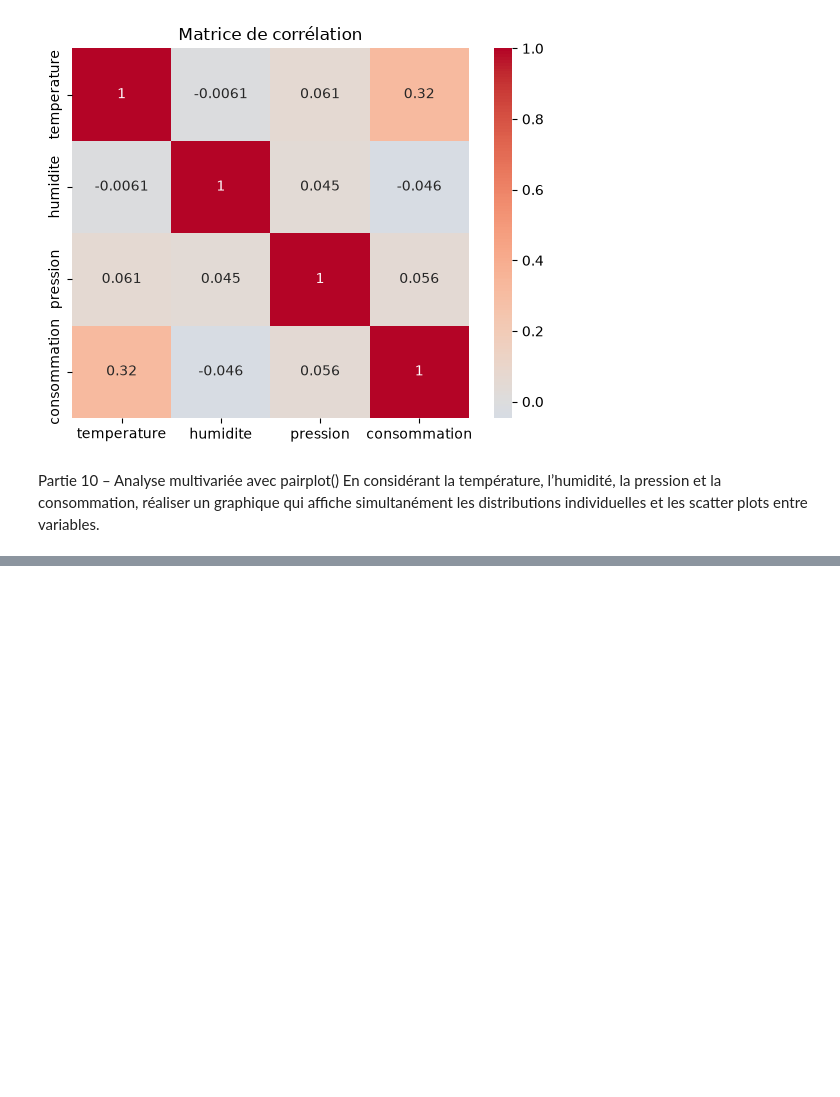
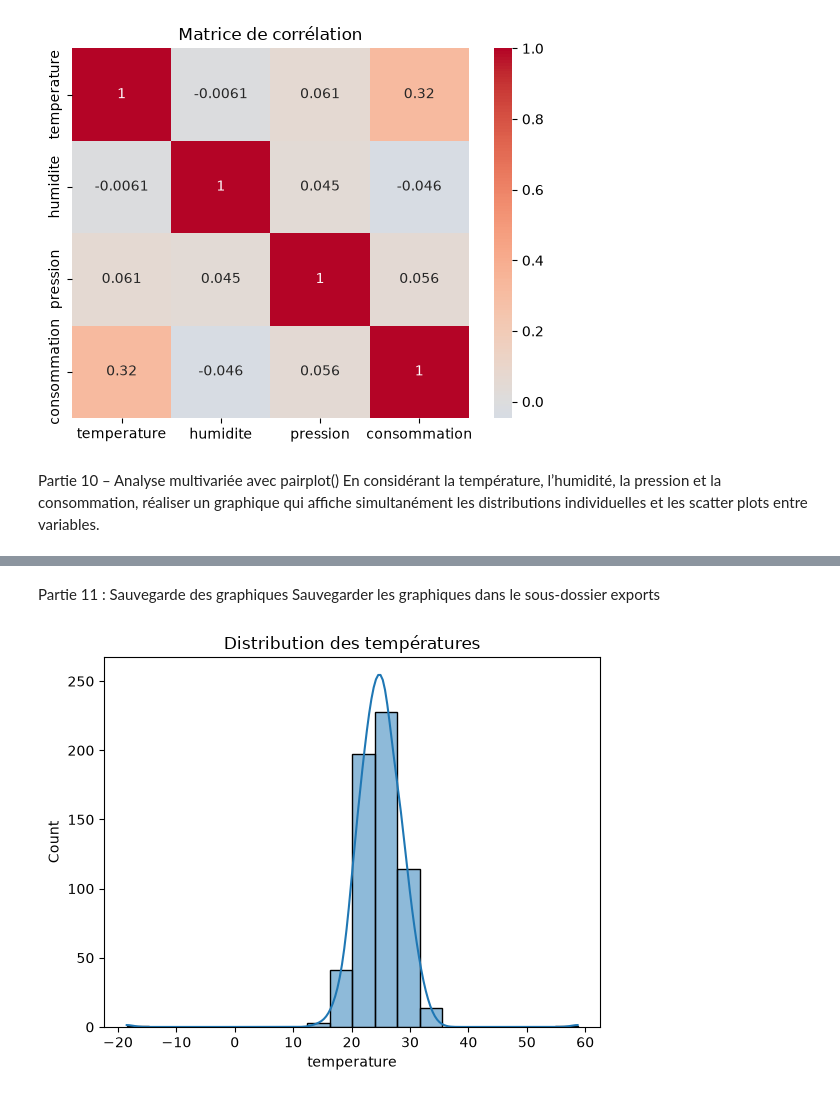
Before and after one commit to yohanfredyh/atelier_seaborn, a Jupyter notebook: notebooks/atelier_seaborn_iot.ipynb, the cells around one changed output, grey strips where cells are left out. Saved outputs shown, nothing was run; the diff lists cells and outputs as text; code cells hidden in the pictures; blank space fills up the shorter version.

Commit message:
partie 11

```diff
--- a/notebooks/atelier_seaborn_iot.ipynb
+++ b/notebooks/atelier_seaborn_iot.ipynb
@@ -371,0 +372,12 @@ plt.show()
+# %% [markdown]
+Partie 11 : Sauvegarde des graphiques
+Sauvegarder les graphiques dans le sous-dossier exports
+# %%
+sns.histplot(data=df, x="temperature", bins=20, kde=True)
+plt.title("Distribution des températures")
+
+plt.savefig("../exports/temperature.png", dpi=150, bbox_inches="tight")
+plt.savefig("../exports/temperature.pdf", bbox_inches="tight")
+plt.show()
+# %% [output]
+[figure, added]
```
Also changed, not shown: parts of 2 cells of this notebook, 2 other files.
